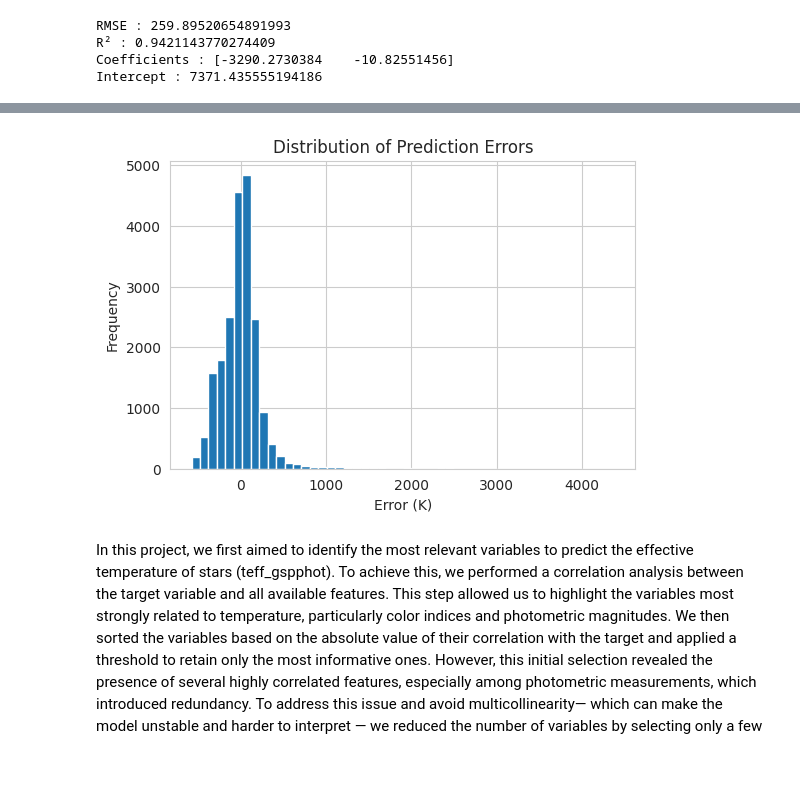
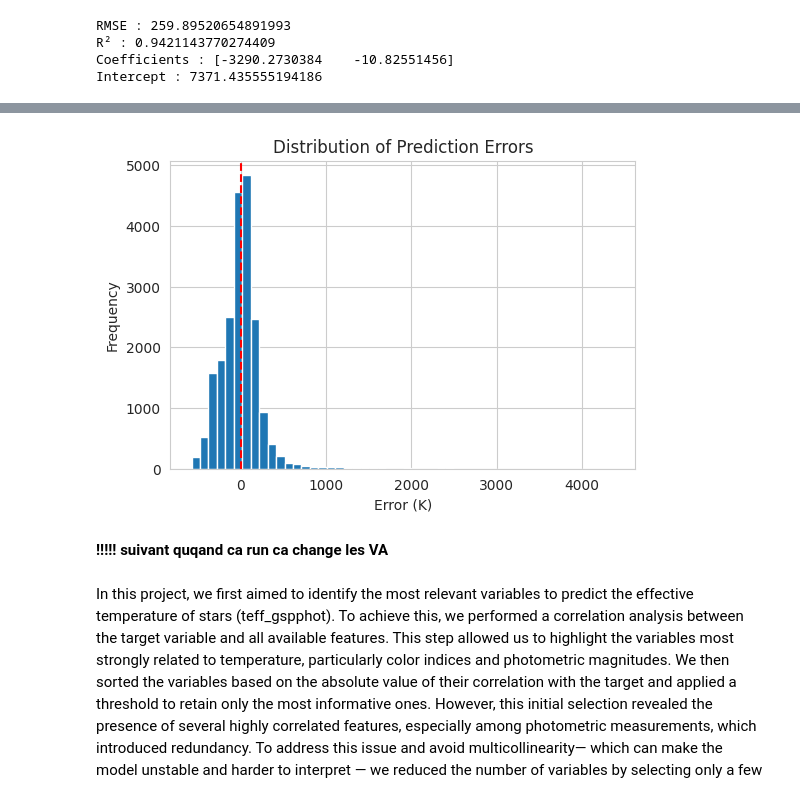
Before and after one commit to Valentinekrafft/Machinelearningproject, a Jupyter notebook: project_reg.ipynb, the cells around one changed output, grey strips where cells are left out. Cells and saved outputs as stored; diff of their text form; code cells hidden in the pictures; blank space fills up the shorter version.

```diff
--- a/project_reg.ipynb
+++ b/project_reg.ipynb
@@ -712,11 +714,11 @@ model = LinearRegression()
 model.fit(X_train, y_train)
 
 # 5. Prédictions
-y_pred = model.predict(X_test)
+y_pred_linear = model.predict(X_test)
 
 # 6. Évaluation
-rmse = np.sqrt(mean_squared_error(y_test, y_pred))
-r2 = r2_score(y_test, y_pred)
+rmse = np.sqrt(mean_squared_error(y_test, y_pred_linear))
+r2 = r2_score(y_test, y_pred_linear)
 
 print("RMSE :", rmse)
 print("R² :", r2)
@@ -751,14 +752,17 @@ plt.show()
 # %%
-errors = y_test - y_pred
+errors = y_test - y_pred_linear
 
 plt.figure(figsize=(6,4))
 plt.hist(errors, bins=50)
 plt.xlabel("Error (K)")
 plt.ylabel("Frequency")
 plt.title("Distribution of Prediction Errors")
+plt.axvline(0,color='red', linestyle='--')
 plt.show()
 # %% [output]
-[figure, old version]
+[figure, new version]
+# %% [markdown]
+**!!!!! suivant quqand ca run ca change les VA**
 # %% [markdown]
 In this project, we first aimed to identify the most relevant variables to predict the effective temperature of stars (teff_gspphot). To achieve this, we performed a correlation analysis between the target variable and all available features. This step allowed us to highlight the variables most strongly related to temperature, particularly color indices and photometric magnitudes.
 We then sorted the variables based on the absolute value of their correlation with the target and applied a threshold to retain only the most informative ones. However, this initial selection revealed the presence of several highly correlated features, especially among photometric measurements, which introduced redundancy.
```
Also changed, not shown: parts of 18 cells of this notebook.
